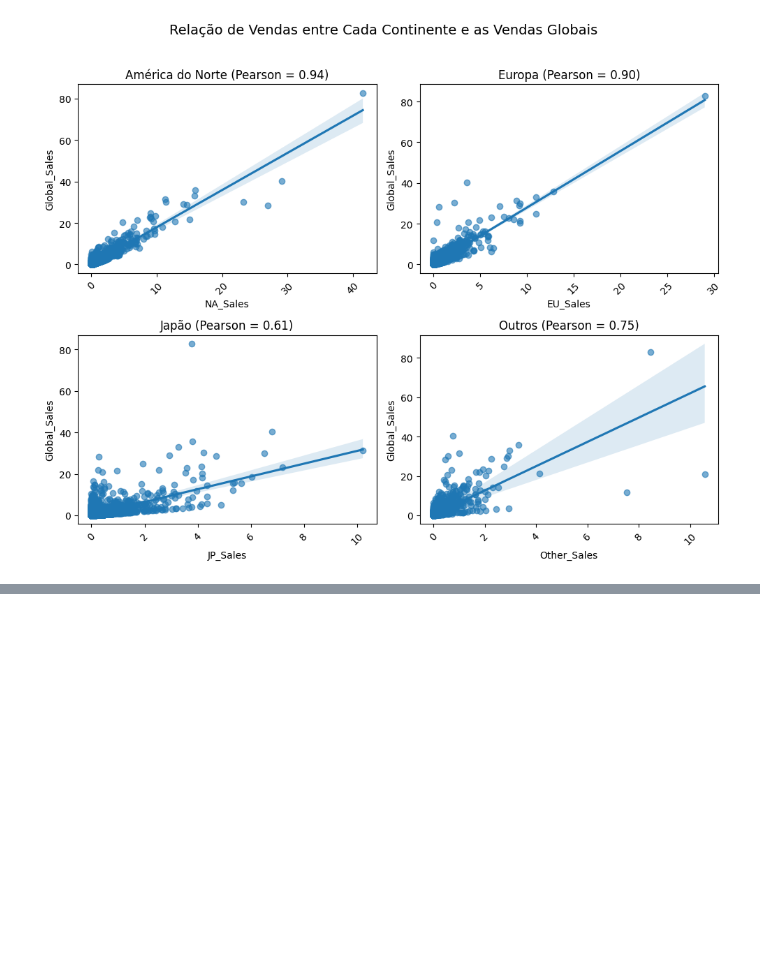
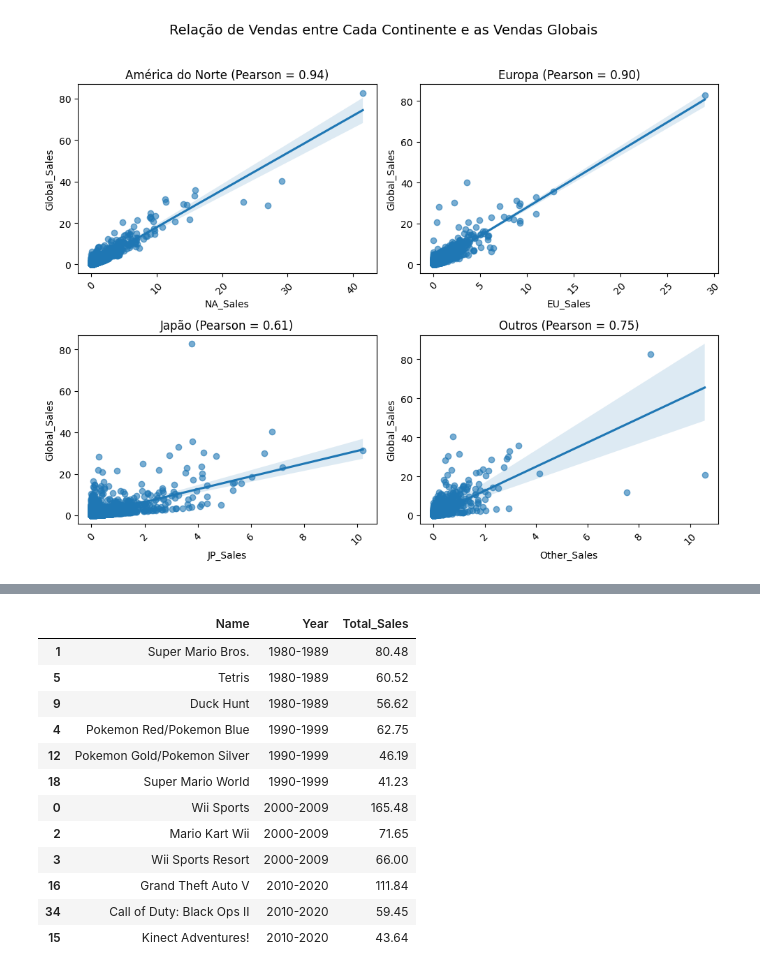
Before and after one commit to NonatoFalcao/Dashboard-Vendas, a Jupyter notebook: ProjetoDashborad.ipynb, the cells around one changed output, grey strips where cells are left out. Saved outputs shown, nothing was run; the diff lists cells and outputs as text; code cells hidden in the pictures; blank space fills up the shorter version.

```diff
--- a/ProjetoDashborad.ipynb
+++ b/ProjetoDashborad.ipynb
@@ -575,0 +712,6 @@ pio.write_json(fig_RelacaoOther, "Figuras/fig_RelacaoOther.json")
+# %%
+filteredPub80_df = df_Games[(df_Games['Year'] >= 1980) & (df_Games['Year'] <= 1989)]
+filteredPub80_df['Year'].astype(str)
+filteredPub80_df['Year'] = "1980-1989"
+top80_df = filteredPub80_df.sort_values(by='Total_Sales', ascending=False).head(3)
+top80_df.head()
@@ -575,0 +778,17 @@ pio.write_json(fig_RelacaoOther, "Figuras/fig_RelacaoOther.json")
+# %%
+resultGames_df = pd.concat([top80_df, top90_df, top00_df,top10d_df])
+resultGames_df.head(20)
+# %% [output]
+|  | Name | Year | Total_Sales |
+| 1 | Super Mario Bros. | 1980-1989 | 80.48 |
+| 5 | Tetris | 1980-1989 | 60.52 |
+| 9 | Duck Hunt | 1980-1989 | 56.62 |
+| 4 | Pokemon Red/Pokemon Blue | 1990-1999 | 62.75 |
+| 12 | Pokemon Gold/Pokemon Silver | 1990-1999 | 46.19 |
+| 18 | Super Mario World | 1990-1999 | 41.23 |
+| 0 | Wii Sports | 2000-2009 | 165.48 |
+| 2 | Mario Kart Wii | 2000-2009 | 71.65 |
+| 3 | Wii Sports Resort | 2000-2009 | 66.00 |
+| 16 | Grand Theft Auto V | 2010-2020 | 111.84 |
+| 34 | Call of Duty: Black Ops II | 2010-2020 | 59.45 |
+| 15 | Kinect Adventures! | 2010-2020 | 43.64 |
```
Also changed, not shown: parts of 22 cells of this notebook, 14 other files.
